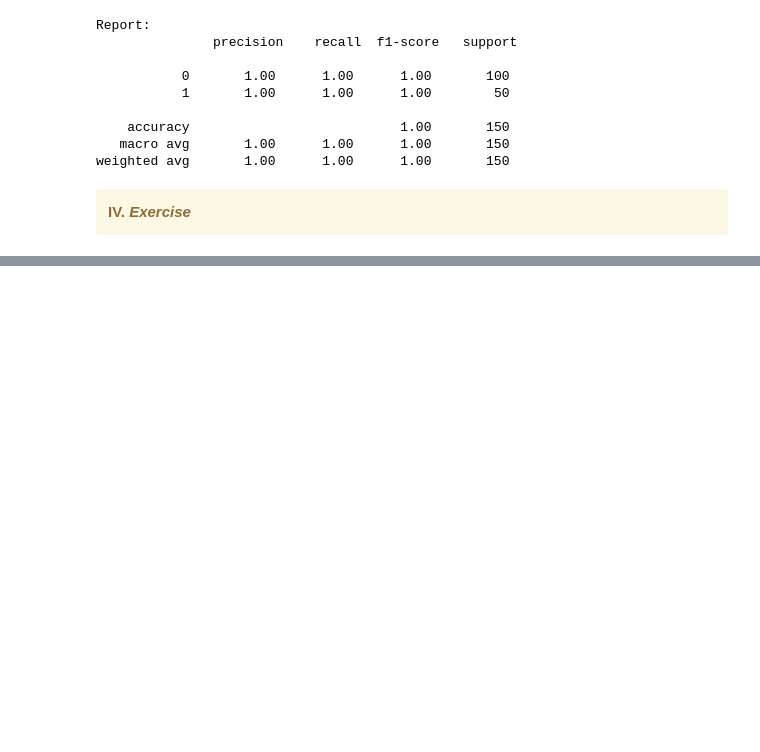
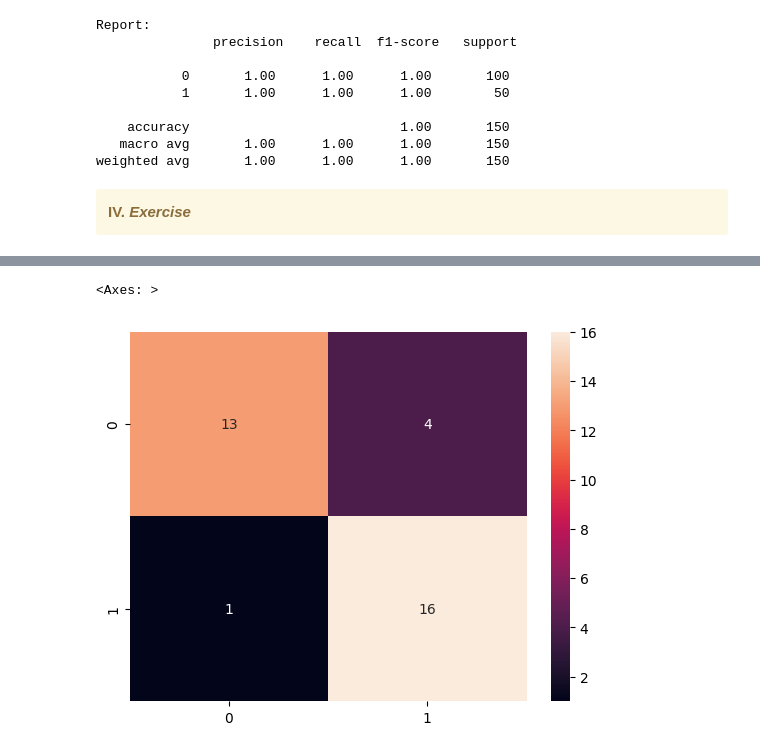
Before and after one commit to bmalcover/AppOC, a Jupyter notebook: docs/notebooks/01_ML/02_Optimization.ipynb, the cells around one changed output, grey strips where cells are left out. Drawn from its saved outputs; the diff is of its cells as text; code cells hidden in the pictures; blank space fills up the shorter version.

```diff
--- a/docs/notebooks/01_ML/02_Optimization.ipynb
+++ b/docs/notebooks/01_ML/02_Optimization.ipynb
@@ -196,0 +329,5 @@ weighted avg       1.00      1.00      1.00       150
+# %%
+cm = ... # Confusion Matrix
+# %% [output]
+<Axes: >
+[figure, added]
```
Also changed, not shown: parts of 26 cells of this notebook, 3 other files.
